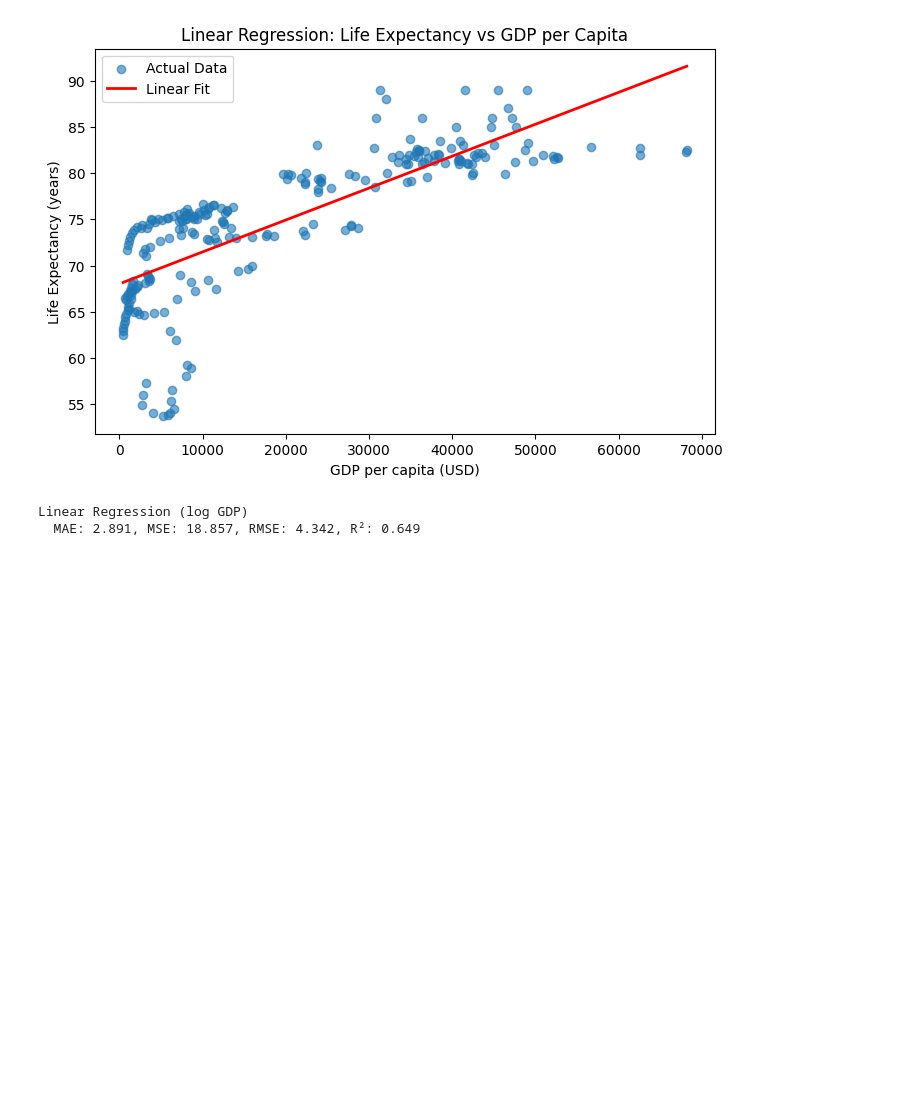
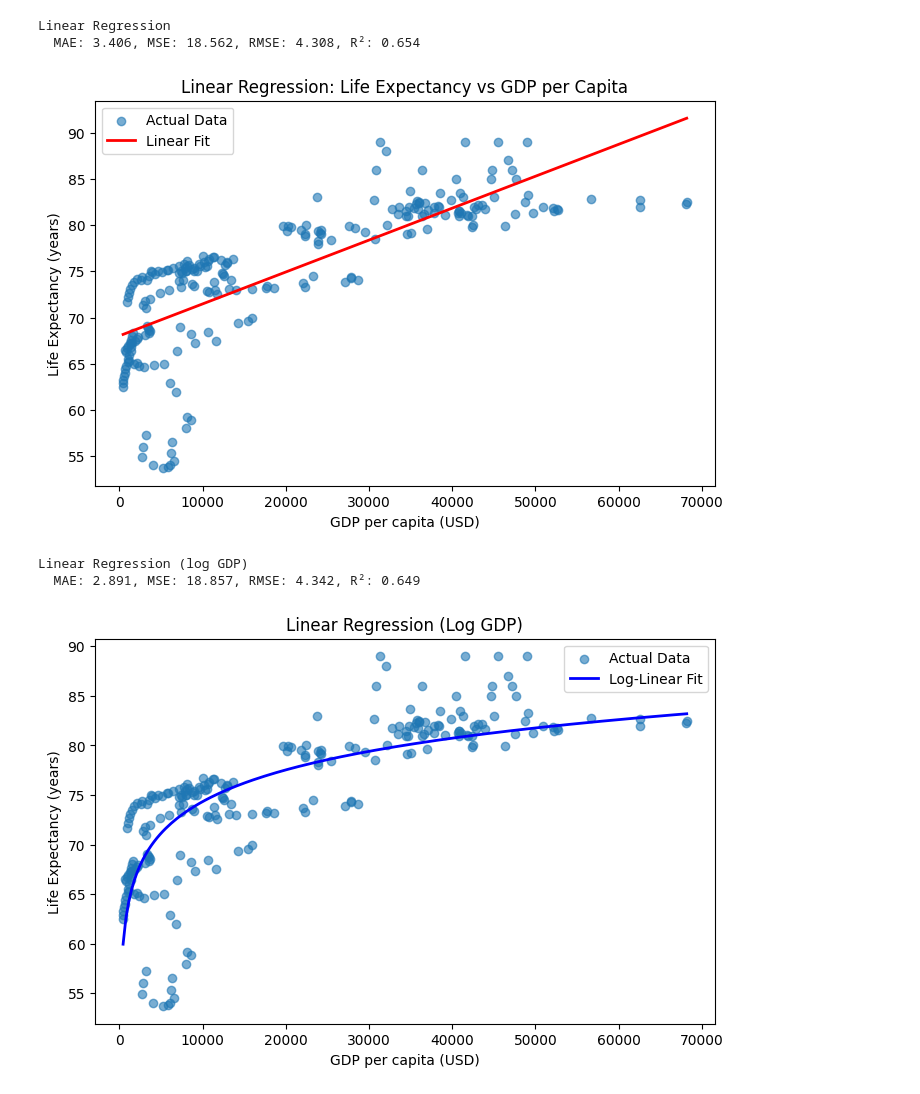
Before and after one commit to liuderek97/DATA1002-STAGE-2, a Jupyter notebook: DATA1002 Project 2 code.ipynb, the cells around one changed output. Cells and saved outputs as stored; diff of their text form; code cells hidden in the pictures; blank space fills up the shorter version.

Commit message:
updated code with tuned models and all results

```diff
--- a/DATA1002 Project 2 code.ipynb
+++ b/DATA1002 Project 2 code.ipynb
@@ -39,39 +39,55 @@ def evaluate_model(name, model, X_test, y_test):
     print(f"  MAE: {mae:.3f}, MSE: {mse:.3f}, RMSE: {rmse:.3f}, R²: {r2:.3f}")
     return {'Model': name, 'MAE': mae, 'MSE': mse, 'RMSE': rmse, 'R2': r2}
 
-results = []
+results_basic = []
+results_tuned = []
 # %%
 # ==========================
 # 1. LINEAR REGRESSION (BASIC)
 # ==========================
 lin_model = LinearRegression()
 lin_model.fit(X_train, y_train)
+results_basic.append(evaluate_model("Linear Regression", lin_model, X_test, y_test))
 
 # Plot
 plt.figure(figsize=(8,5))
 plt.scatter(X, y, label='Actual Data', alpha=0.6)
 xx = np.linspace(X.min(), X.max(), 100).reshape(-1,1)
 plt.plot(xx, lin_model.predict(xx), color='red', linewidth=2, label='Linear Fit')
 plt.xlabel('GDP per capita (USD)')
 plt.ylabel('Life Expectancy (years)')
 plt.title('Linear Regression: Life Expectancy vs GDP per Capita')
 plt.legend()
 plt.show()
 
 # ==========================
 # 2. LOG-LINEAR REGRESSION
 # ==========================
 log_lin_pipeline = Pipeline([
     ('log_transform', FunctionTransformer(np.log1p)),
     ('scaler', StandardScaler()),
     ('model', LinearRegression())
 ])
 log_lin_pipeline.fit(X_train, y_train)
-results.append(evaluate_model("Linear Regression (log GDP)", log_lin_pipeline, X_test, y_test))
+results_tuned.append(evaluate_model("Linear Regression (log GDP)", log_lin_pipeline, X_test, y_test))
+
+# Plot log linear regression
+plt.figure(figsize=(8,5))
+plt.scatter(X, y, label='Actual Data', alpha=0.6)
+xx = np.linspace(X.min(), X.max(), 200).reshape(-1,1)
+plt.plot(xx, log_lin_pipeline.predict(xx), color='blue', linewidth=2, label='Log-Linear Fit')
+plt.xlabel('GDP per capita (USD)')
+plt.ylabel('Life Expectancy (years)')
+plt.title('Linear Regression (Log GDP)')
+plt.legend()
+plt.show()
 # %% [output]
+Linear Regression
+  MAE: 3.406, MSE: 18.562, RMSE: 4.308, R²: 0.654
 [figure]
-Linear Regression (log GDP)
-  MAE: 2.891, MSE: 18.857, RMSE: 4.342, R²: 0.649
+Linear Regression (log GDP)
+  MAE: 2.891, MSE: 18.857, RMSE: 4.342, R²: 0.649
+[figure, added]
 # %%
 # ==========================
 # 3. KNN REGRESSION (BASIC)
```
Also changed, not shown: parts of 3 cells of this notebook.
